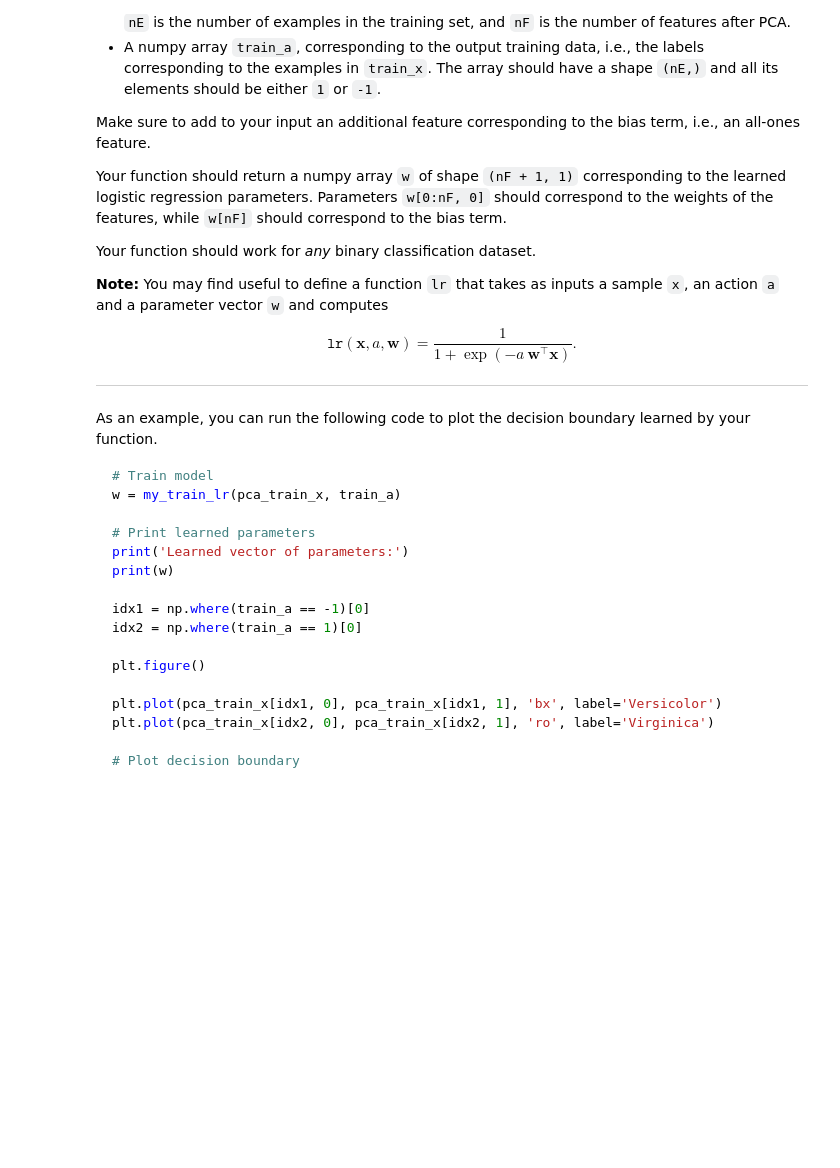
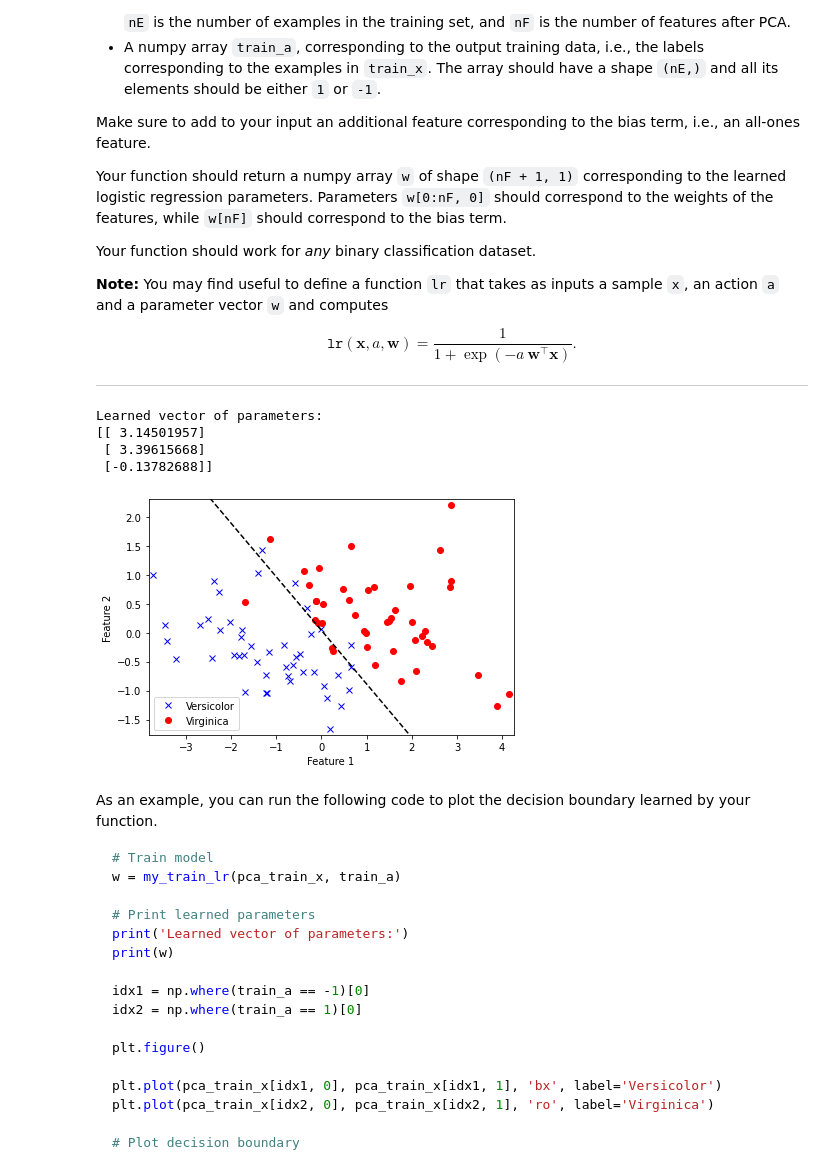
Before and after one commit to deadstrobe5/PADI, a Jupyter notebook: lab4/lab-4.ipynb, the cells around one changed output. Saved outputs shown, nothing was run; the diff lists cells and outputs as text; code cells hidden in the pictures; blank space fills up the shorter version.

```diff
--- a/lab4/lab-4.ipynb
+++ b/lab4/lab-4.ipynb
@@ -199,3 +276,78 @@ $$\mathtt{lr}(\mathbf{x},a,\mathbf{w})=\frac{1}{1+\exp(-a~\mathbf{w}^\top\mathbf
+# %%
+import math
+def my_train_lr(train_x, train_a):
+    N = len(train_x)
+    M = np.ma.size(train_x, axis=1) + 1
+
+    # add bias
+    train_x = np.c_[train_x, np.ones(N)]
+    w = np.zeros((M,1))
+
+    error = 1
+    while (error > 10**-5):
+        # Calculate g
+        r = 0
+        for i in range(N):
+            ox = np.matrix(train_x[i]).T
+            pi_an = lr(ox, train_a[i], w)
+            r += train_a[i] * ox * (pi_an - 1)
+        g = r/N
+
+        # Calculate H
+        r = 0
+        for i in range(N):
+            ox = np.matrix(train_x[i]).T
+            pi_an = lr(ox, train_a[i], w)
+            r += ox.dot(ox.T) * pi_an * (1 - pi_an)
+        H = r/N
+
+        # Update w
+        w_new = w - np.linalg.inv(H).dot(g)
+        error = np.linalg.norm(w_new - w)
+        w = w_new
+
+    return w
+
+def lr(x, a, w):
+    return 1/(1 + math.exp(-a*(w.T).dot(x)))
+
+
+# Train model
+w = my_train_lr(pca_train_x, train_a)
+
+# Print learned parameters
+print('Learned vector of parameters:')
+print(w)
+
+idx1 = np.where(train_a == -1)[0]
+idx2 = np.where(train_a == 1)[0]
+
+plt.figure()
+
+plt.plot(pca_train_x[idx1, 0], pca_train_x[idx1, 1], 'bx', label='Versicolor')
+plt.plot(pca_train_x[idx2, 0], pca_train_x[idx2, 1], 'ro', label='Virginica')
+
+# Plot decision boundary
+x_ax = np.arange(pca_train_x[:, 0].min(), pca_train_x[:, 0].max(), .01)
+a_ax = - (w[0, 0] * x_ax + w[2, 0]) / w[1, 0]
+plt.plot(x_ax, a_ax, 'k--')
+
+plt.xlabel('Feature 1')
+plt.ylabel('Feature 2')
+plt.axis([pca_train_x[:, 0].min() - 0.1,
+          pca_train_x[:, 0].max() + 0.1,
+          pca_train_x[:, 1].min() - 0.1,
+          pca_train_x[:, 1].max() + 0.1])
+
+plt.legend(loc='best')
+
+plt.tight_layout()
+# %% [output]
+Learned vector of parameters:
+[[ 3.14501957]
+ [ 3.39615668]
+ [-0.13782688]]
+[figure, added]
 # %% [markdown]
 As an example, you can run the following code to plot the decision boundary learned by your function.
 
```
Also changed, not shown: parts of 15 cells of this notebook.
